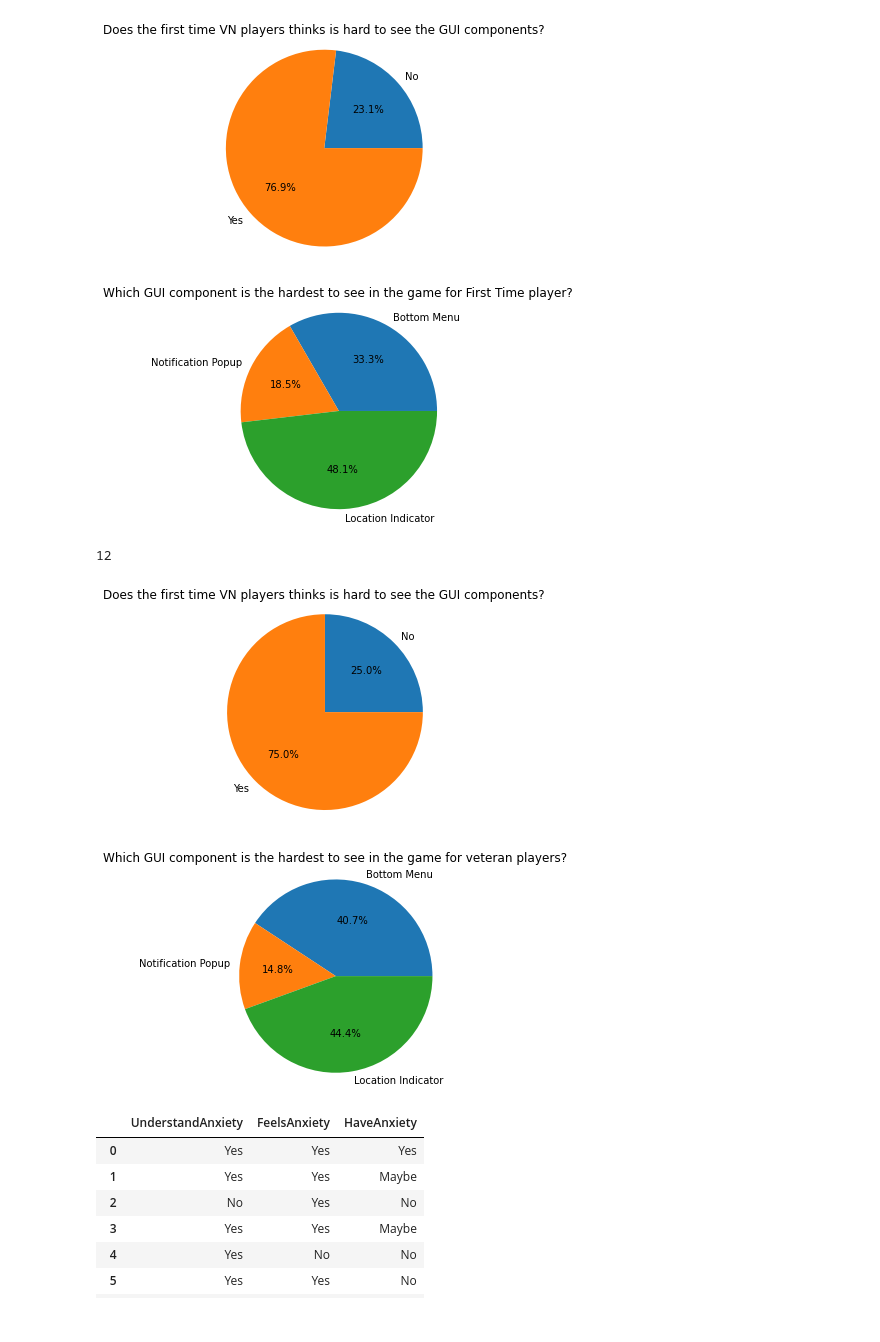
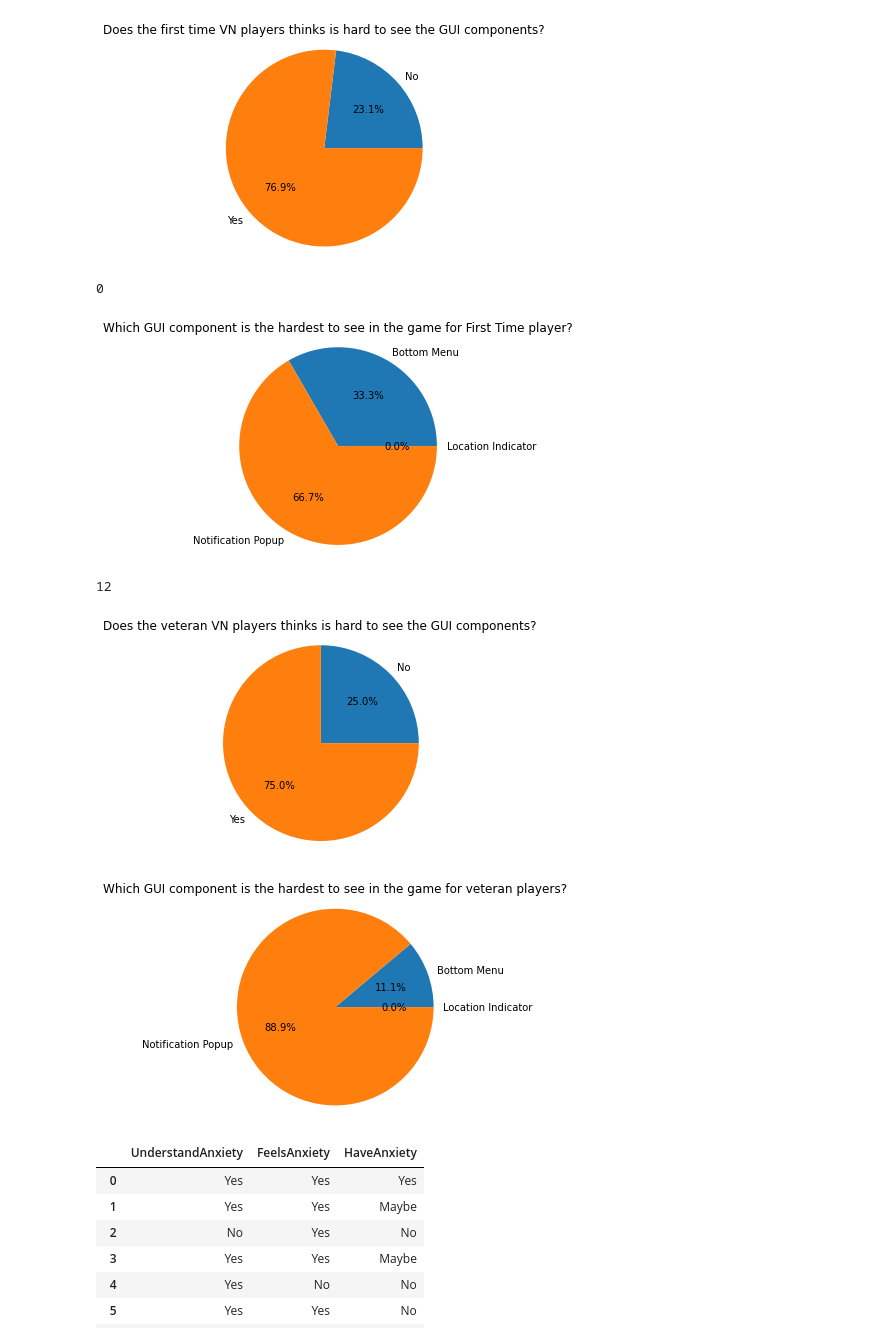
Before and after one commit to neohks/HCI_Graph, a Jupyter notebook: HCI Response .ipynb, the cells around one changed output. Saved outputs shown, nothing was run; the diff lists cells and outputs as text; code cells hidden in the pictures.

```diff
--- a/HCI Response .ipynb
+++ b/HCI Response .ipynb
@@ -271,13 +271,13 @@ countTotalNo = 0
 for i in range(len(newPlayers)):
     if (newPlayersUI.PlayOtherVN[i] == 'No'):
         countTotalNo += 1
-        if (newPlayersUI.HardSeeMenuBottom[i] == 'No'):
+        if (newPlayersUI.HardSeeMenuBottom[i] == 'Yes'):
             hardMenuCount += 1
 
-        if (newPlayersUI.HardSeeLocationIndicator[i] == 'No'):
+        if (newPlayersUI.HardSeeLocationIndicator[i] == 'Yes'):
             hardLocateCount += 1
 
-        if (newPlayersUI.HardSeeNotification[i] == 'No'):
+        if (newPlayersUI.HardSeeNotification[i] == 'Yes'):
             hardNotiCount += 1
 
 menu = hardMenuCount / countTotalNo
@@ -287,14 +287,20 @@ locate = hardLocateCount / countTotalNo
 
 
 arrayMenu = [menu, noti, locate]
+
+hardLocateCount
+# %% [output]
+0
 # %%
+arrayMenu = [aSlice/max(arrayMenu) for aSlice in arrayMenu]
+
 my_labels = 'Bottom Menu','Notification Popup', 'Location Indicator'
-plt.pie(arrayMenu,labels=my_labels,autopct='%1.1f%%')
+plt.pie(arrayMenu,labels=my_labels,autopct='%.1f%%')
 plt.title('Which GUI component is the hardest to see in the game for First Time player?')
 plt.axis('equal')
 plt.show()
 # %% [output]
-[figure, old version]
+[figure, new version]
 # %%
 # Does vetran player think is hard to see the GUI labels?
 
@@ -314,6 +320,8 @@ countTotalNo
 12
 # %%
 # Those have  played other VN game play and think is hard to see the GUI components
+
+
 
 my_labels = 'No','Yes'
 plt.pie(arraya,labels=my_labels,autopct='%1.1f%%')
@@ -321,7 +329,7 @@ plt.title('Does the veteran VN players thinks is hard to see the GUI components?
 plt.axis('equal')
 plt.show()
 # %% [output]
-[figure, old version]
+[figure, new version]
 # %%
 hardMenuCount = 0
 hardNotiCount = 0
@@ -330,13 +338,13 @@ countTotalNo = 0
 for i in range(len(newPlayers)):
     if (newPlayersUI.PlayOtherVN[i] == 'Yes'):
         countTotalNo += 1
-        if (newPlayersUI.HardSeeMenuBottom[i] == 'No'):
+        if (newPlayersUI.HardSeeMenuBottom[i] == 'Yes'):
             hardMenuCount += 1
 
-        if (newPlayersUI.HardSeeLocationIndicator[i] == 'No'):
+        if (newPlayersUI.HardSeeLocationIndicator[i] == 'Yes'):
             hardLocateCount += 1
 
-        if (newPlayersUI.HardSeeNotification[i] == 'No'):
+        if (newPlayersUI.HardSeeNotification[i] == 'Yes'):
             hardNotiCount += 1
 
 menu = hardMenuCount / countTotalNo
@@ -347,10 +355,12 @@ locate = hardLocateCount / countTotalNo
 
 arrayMenu = [menu, noti, locate]
 # %%
+arrayMenu = [aSlice/max(arrayMenu) for aSlice in arrayMenu]
+
 my_labels = 'Bottom Menu','Notification Popup', 'Location Indicator'
 plt.pie(arrayMenu,labels=my_labels,autopct='%1.1f%%')
 plt.title('Which GUI component is the hardest to see in the game for veteran players?')
 plt.axis('equal')
 plt.show()
 # %% [output]
-[figure, old version]
+[figure, new version]
```
Also changed, not shown: parts of 3 cells of this notebook.
